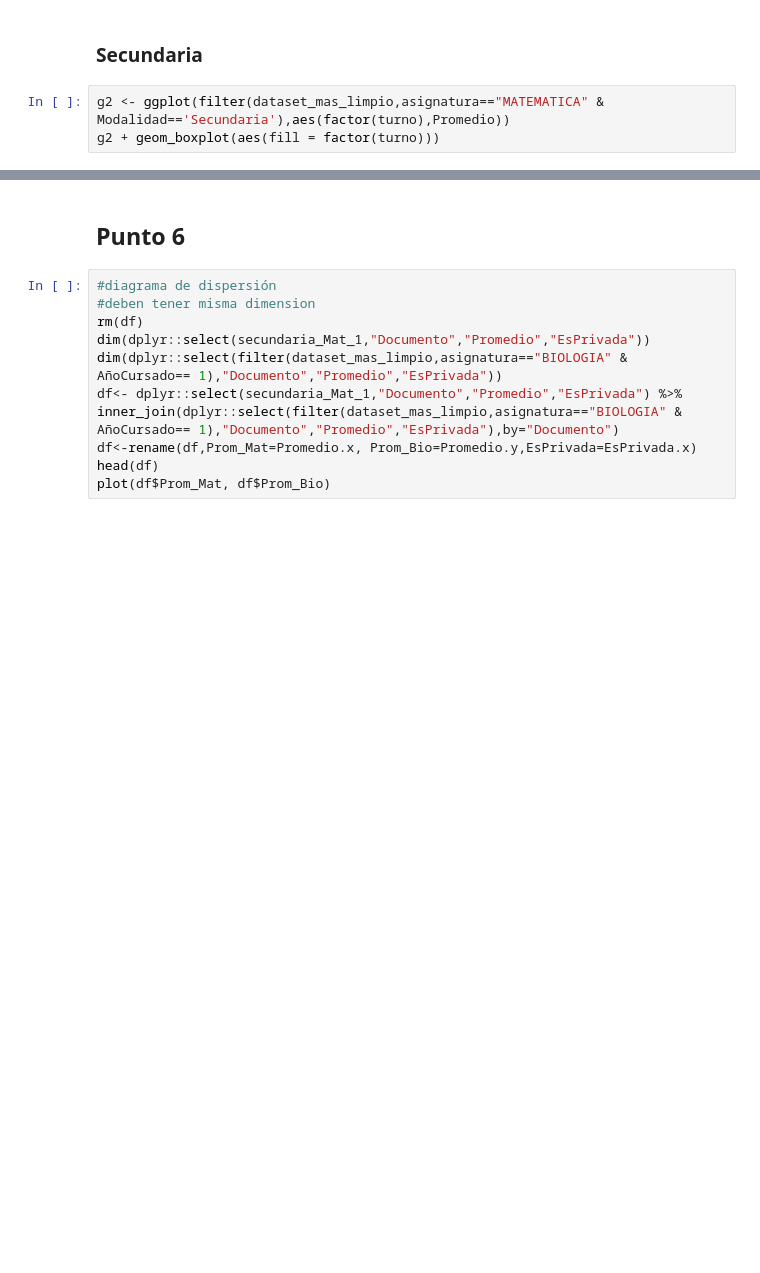
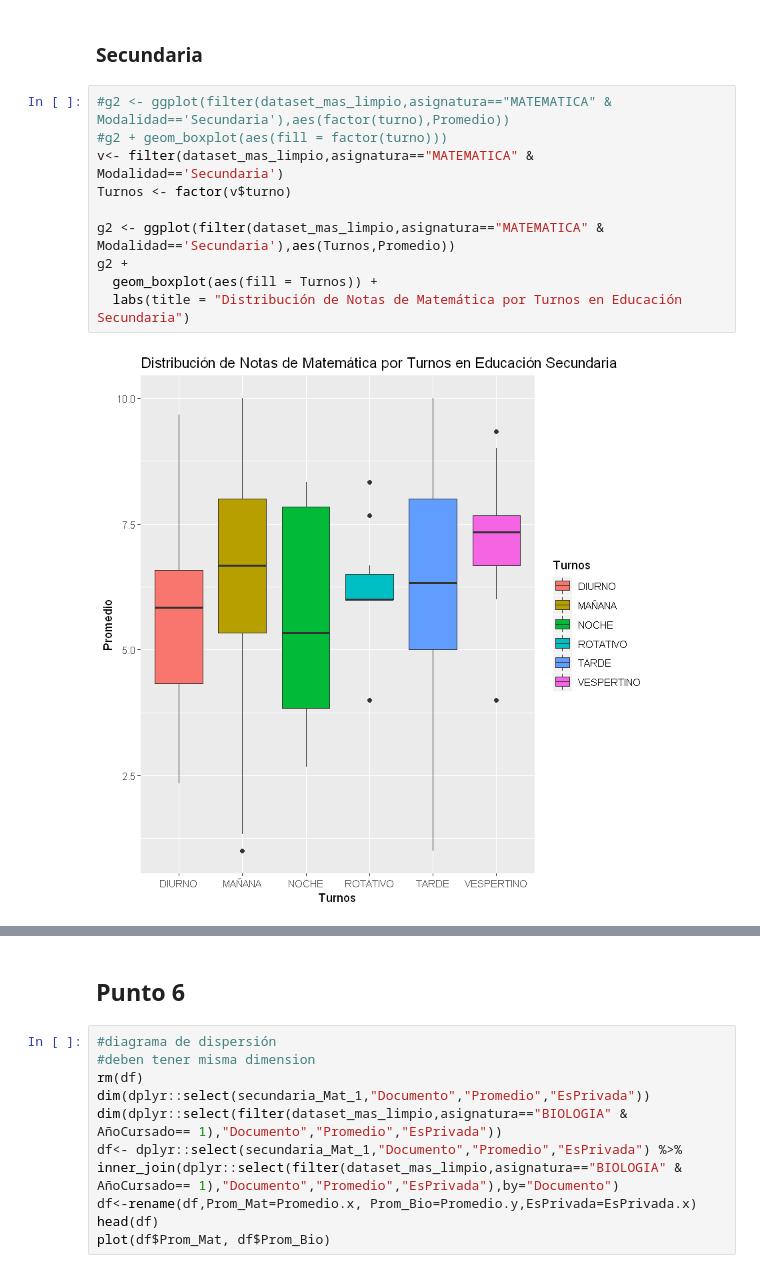
Before and after one commit to Nefertumm/EDM_2023, a Jupyter notebook: Dataset_escuelas/TP2.ipynb, the cells around one changed output, grey strips where cells are left out. Drawn from its saved outputs; the diff is of its cells as text; blank space fills up the shorter version.

```diff
--- a/Dataset_escuelas/TP2.ipynb
+++ b/Dataset_escuelas/TP2.ipynb
@@ -721,5 +768,14 @@ g2 + geom_boxplot(aes(fill = factor(turno)))
 # %% [markdown]
 ### Secundaria
 # %%
-g2 <- ggplot(filter(dataset_mas_limpio,asignatura=="MATEMATICA" & Modalidad=='Secundaria'),aes(factor(turno),Promedio))
-g2 + geom_boxplot(aes(fill = factor(turno)))
+#g2 <- ggplot(filter(dataset_mas_limpio,asignatura=="MATEMATICA" & Modalidad=='Secundaria'),aes(factor(turno),Promedio))
+#g2 + geom_boxplot(aes(fill = factor(turno)))
+v<- filter(dataset_mas_limpio,asignatura=="MATEMATICA" & Modalidad=='Secundaria')
+Turnos <- factor(v$turno)
+
+g2 <- ggplot(filter(dataset_mas_limpio,asignatura=="MATEMATICA" & Modalidad=='Secundaria'),aes(Turnos,Promedio))
+g2 +
+  geom_boxplot(aes(fill = Turnos)) +
+  labs(title = "Distribución de Notas de Matemática por Turnos en Educación Secundaria")
+# %% [output]
+[figure, added]
```
Also changed, not shown: parts of 26 cells of this notebook.
